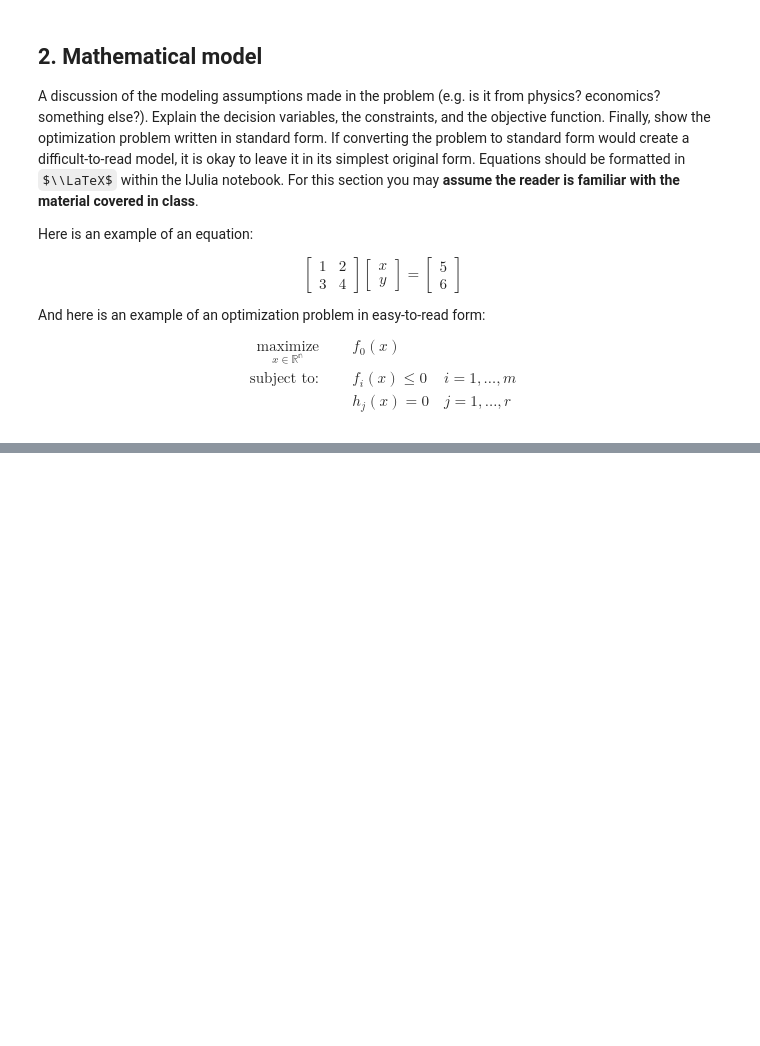
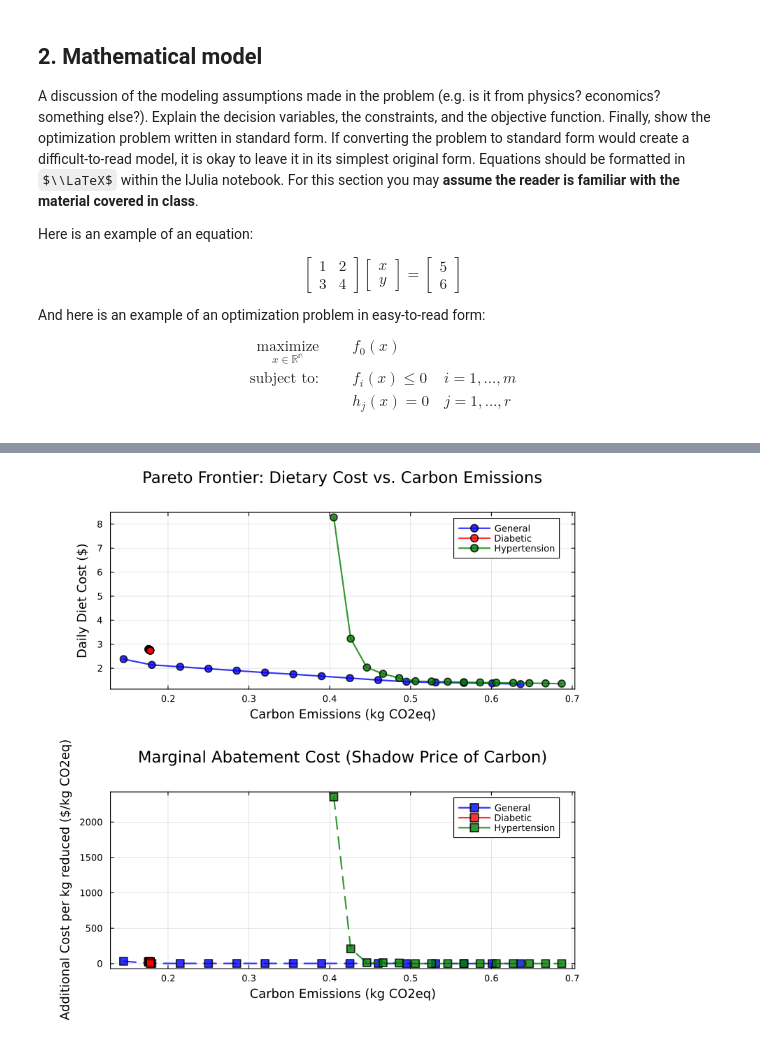
Before and after one commit to IanGuo05/Nutrition-Optimizer, a Jupyter notebook: Final Report Template.ipynb, the cells around one changed output, grey strips where cells are left out. Cells and saved outputs as stored; diff of their text form; code cells hidden in the pictures; some formulas as TeX source; blank space fills up the shorter version.

```diff
--- a/Final Report Template.ipynb
+++ b/Final Report Template.ipynb
@@ -280,0 +229,35 @@ Summarize your findings and your results, and talk about at least one possible f
+# %%
+# ================== 5. Generate Dual-Perspective Visualization ==================
+# Figure 1: Classic Pareto Frontier plot (cost vs carbon emissions)
+plt1 = plot(title="Pareto Frontier: Dietary Cost vs. Carbon Emissions",
+            xlabel="Carbon Emissions (kg CO2eq)",
+            ylabel="Daily Diet Cost (\$)",
+            legend=:topright,
+            thickness_scaling=1.1,
+            grid=true, framestyle=:box)
+
+# Figure 2: Marginal abatement cost plot (Shadow Price vs carbon emission cap)
+plt2 = plot(title="Marginal Abatement Cost (Shadow Price of Carbon)",
+            xlabel="Carbon Emissions (kg CO2eq)",
+            ylabel="Additional Cost per kg reduced (\$/kg CO2eq)",
+            legend=:topright,
+            thickness_scaling=1.1,
+            grid=true, framestyle=:box)
+
+colors = Dict("General"=>:blue, "Diabetic"=>:red, "Hypertension"=>:green)
+
+for s in scenarios
+    sub_df = filter(row -> row.Scenario == s, results_df)
+
+    plot!(plt1, sub_df.Actual_Carbon, sub_df.Cost,
+          label=s, color=colors[s], marker=:circle, markersize=5, linewidth=2, alpha=0.8)
+
+    plot!(plt2, sub_df.Actual_Carbon, sub_df.Shadow_Price,
+          label=s, color=colors[s], marker=:square, markersize=5, linewidth=2, linestyle=:dash, alpha=0.8)
+end
+
+# Stack both plots vertically
+final_plot = plot(plt1, plt2, layout=(2, 1), size=(800, 800), margin=5Plots.mm)
+display(final_plot)
+# %% [output]
+[figure, added]
```
Also changed, not shown: parts of 10 cells of this notebook.
